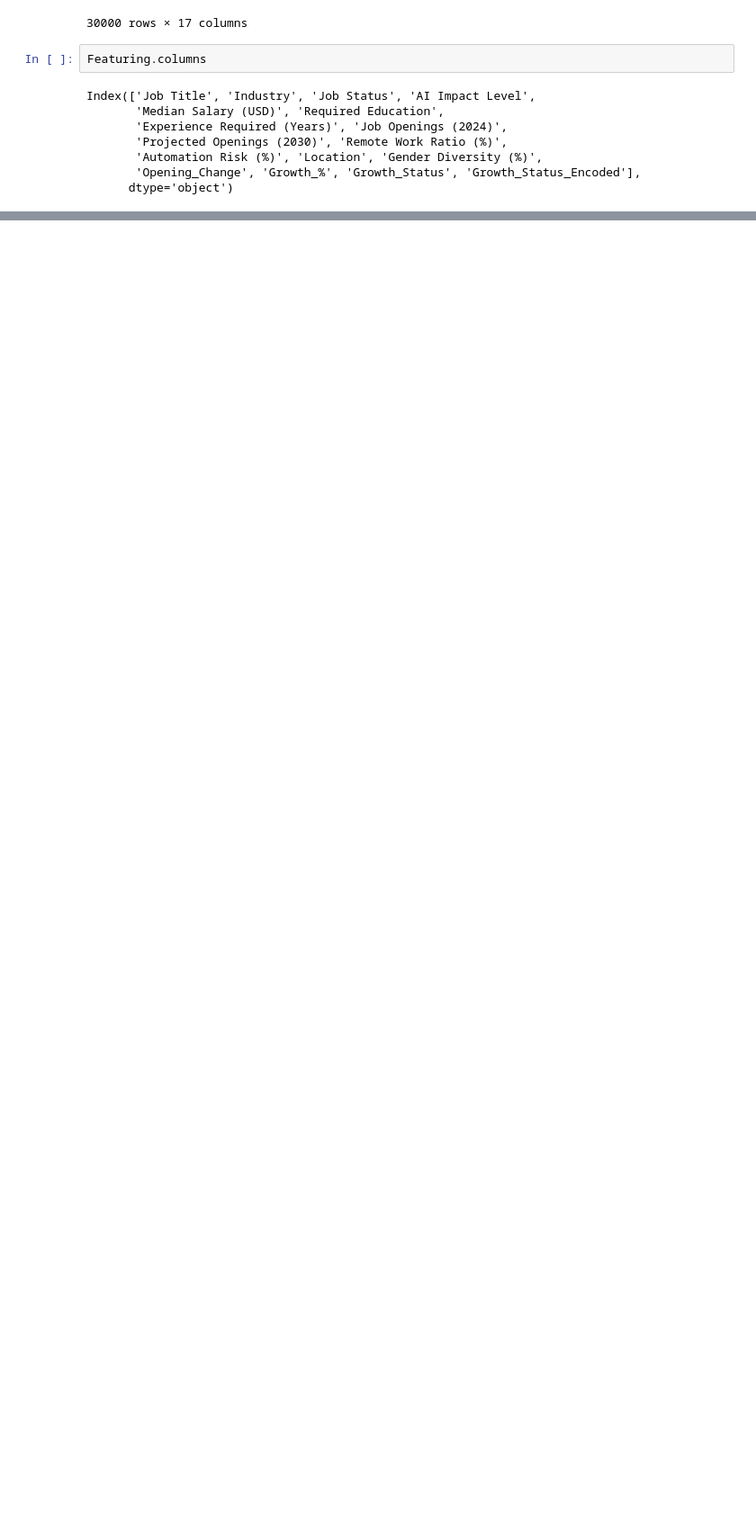
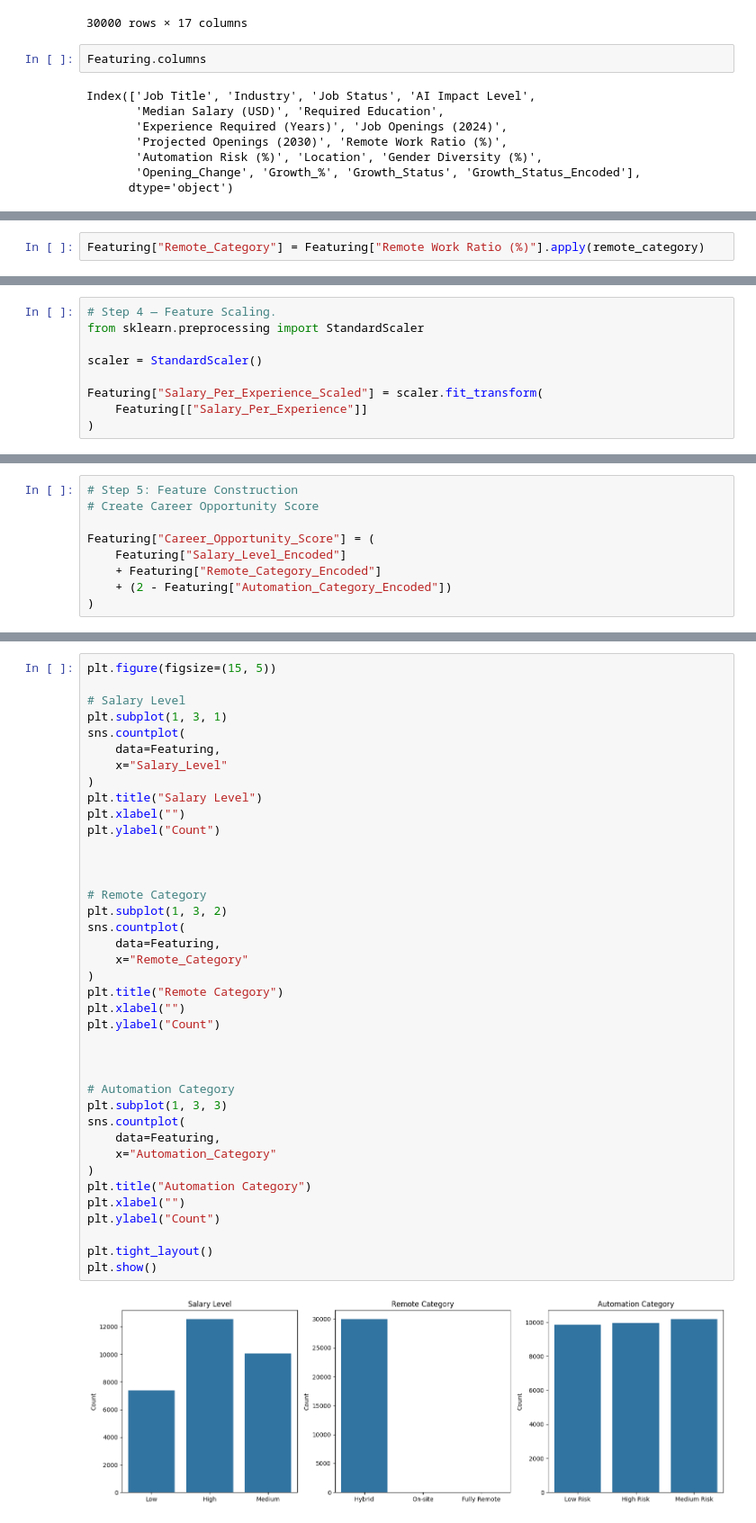
Before and after one commit to AJ0043/AI-Future-of-Jobs-Intelligence-Platform, a Jupyter notebook: AI_Adoption_&_Growth_Analysis.ipynb, the cells around one changed output, grey strips where cells are left out. Shown at 90% size. Saved outputs shown, nothing was run; the diff lists cells and outputs as text; blank space fills up the shorter version.

```diff
--- a/AI_Adoption_&_Growth_Analysis.ipynb
+++ b/AI_Adoption_&_Growth_Analysis.ipynb
@@ -3189,0 +3311,2 @@ Index(['Job Title', 'Industry', 'Job Status', 'AI Impact Level',
+# %%
+Featuring["Remote_Category"] = Featuring["Remote Work Ratio (%)"].apply(remote_category)
@@ -3189,0 +3617,9 @@ Index(['Job Title', 'Industry', 'Job Status', 'AI Impact Level',
+# %%
+# Step 4 — Feature Scaling.
+from sklearn.preprocessing import StandardScaler
+
+scaler = StandardScaler()
+
+Featuring["Salary_Per_Experience_Scaled"] = scaler.fit_transform(
+    Featuring[["Salary_Per_Experience"]]
+)
@@ -3189,0 +3658,9 @@ Index(['Job Title', 'Industry', 'Job Status', 'AI Impact Level',
+# %%
+# Step 5: Feature Construction
+# Create Career Opportunity Score
+
+Featuring["Career_Opportunity_Score"] = (
+    Featuring["Salary_Level_Encoded"]
+    + Featuring["Remote_Category_Encoded"]
+    + (2 - Featuring["Automation_Category_Encoded"])
+)
@@ -3189,0 +3812,41 @@ Index(['Job Title', 'Industry', 'Job Status', 'AI Impact Level',
+# %%
+plt.figure(figsize=(15, 5))
+
+# Salary Level
+plt.subplot(1, 3, 1)
+sns.countplot(
+    data=Featuring,
+    x="Salary_Level"
+)
+plt.title("Salary Level")
+plt.xlabel("")
+plt.ylabel("Count")
+
+
+
+# Remote Category
+plt.subplot(1, 3, 2)
+sns.countplot(
+    data=Featuring,
+    x="Remote_Category"
+)
+plt.title("Remote Category")
+plt.xlabel("")
+plt.ylabel("Count")
+
+
+
+# Automation Category
+plt.subplot(1, 3, 3)
+sns.countplot(
+    data=Featuring,
+    x="Automation_Category"
+)
+plt.title("Automation Category")
+plt.xlabel("")
+plt.ylabel("Count")
+
+plt.tight_layout()
+plt.show()
+# %% [output]
+[figure, added]
```
Also changed, not shown: parts of 40 cells of this notebook.
